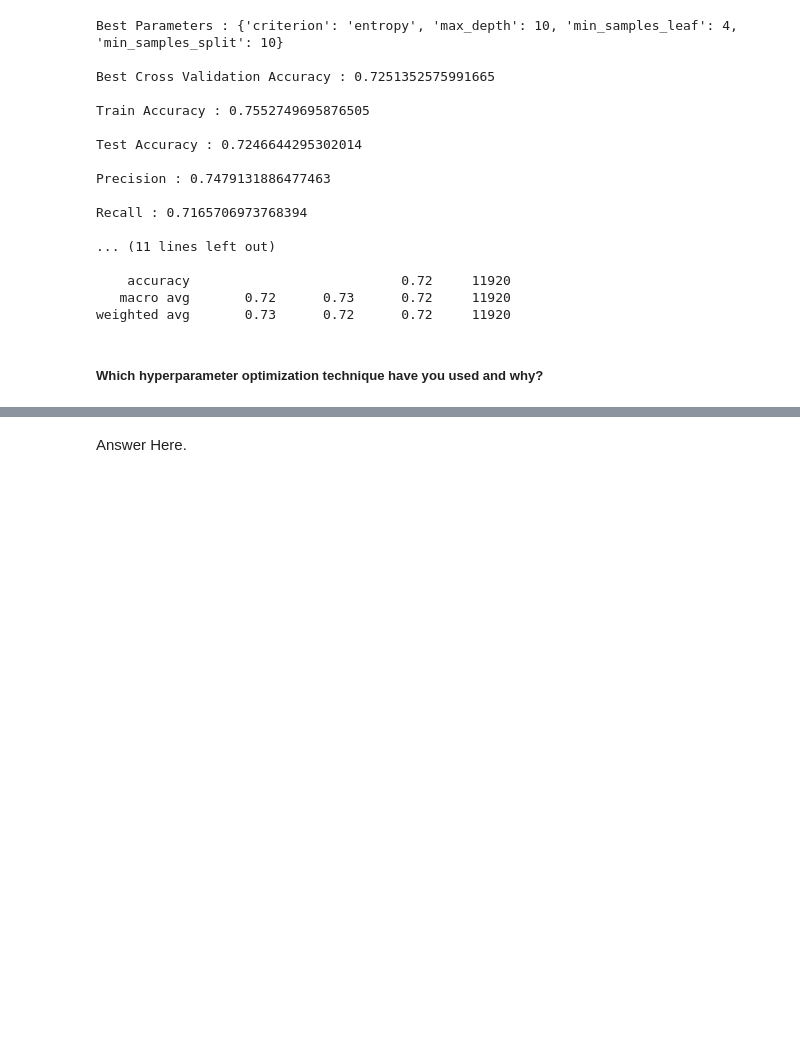
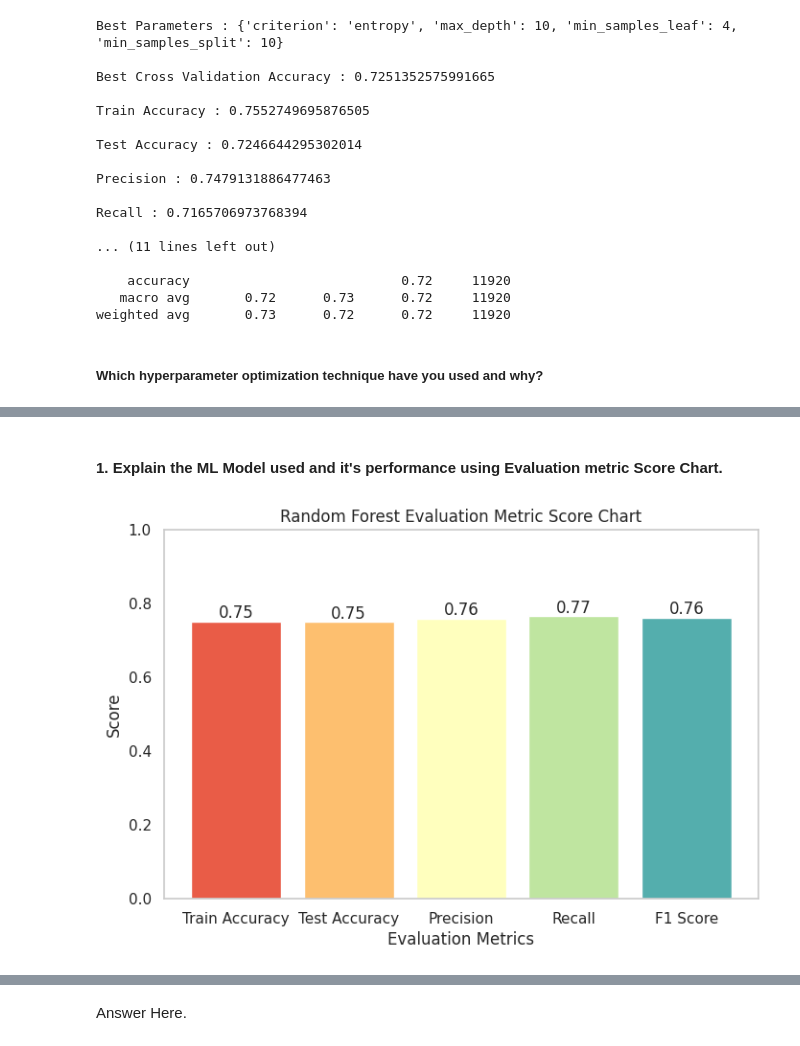
Before and after one commit to Sneha8126/Sneha-Sample-Classisfication--ML-Submission-Template, a Jupyter notebook: Sneha_Sample_Classisfication_ML_Submission_Template.ipynb, the cells around one changed output, grey strips where cells are left out. Cells and saved outputs as stored; diff of their text form; code cells hidden in the pictures; blank space fills up the shorter version.

Commit message:
Implement model-5 Random Forest

```diff
--- a/Sneha_Sample_Classisfication_ML_Submission_Template.ipynb
+++ b/Sneha_Sample_Classisfication_ML_Submission_Template.ipynb
@@ -2514,0 +2595,29 @@ weighted avg       0.73      0.72      0.72     11920
+# %% [markdown]
+#### 1. Explain the ML Model used and it's performance using Evaluation metric Score Chart.
+# %%
+# Visualizing evaluation Metric Score chart
+
+colors = sns.color_palette("Spectral", len(metrics))
+
+plt.figure(figsize=(8,5))
+
+bars = plt.bar(metrics, scores, color=colors)
+
+plt.title("Random Forest Evaluation Metric Score Chart")
+plt.xlabel("Evaluation Metrics")
+plt.ylabel("Score")
+plt.ylim(0,1)
+
+plt.grid(False)
+
+for bar in bars:
+    plt.text(
+        bar.get_x()+bar.get_width()/2,
+        bar.get_height()+0.01,
+        f"{bar.get_height():.2f}",
+        ha="center"
+    )
+
+plt.show()
+# %% [output]
+[figure, added]
```
Also changed, not shown: parts of 9 cells of this notebook.
